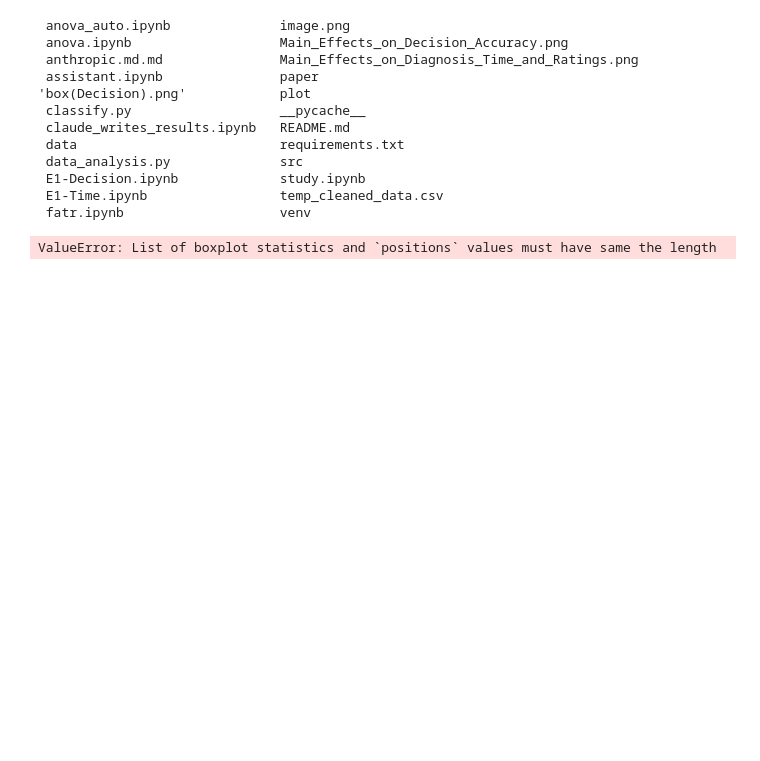
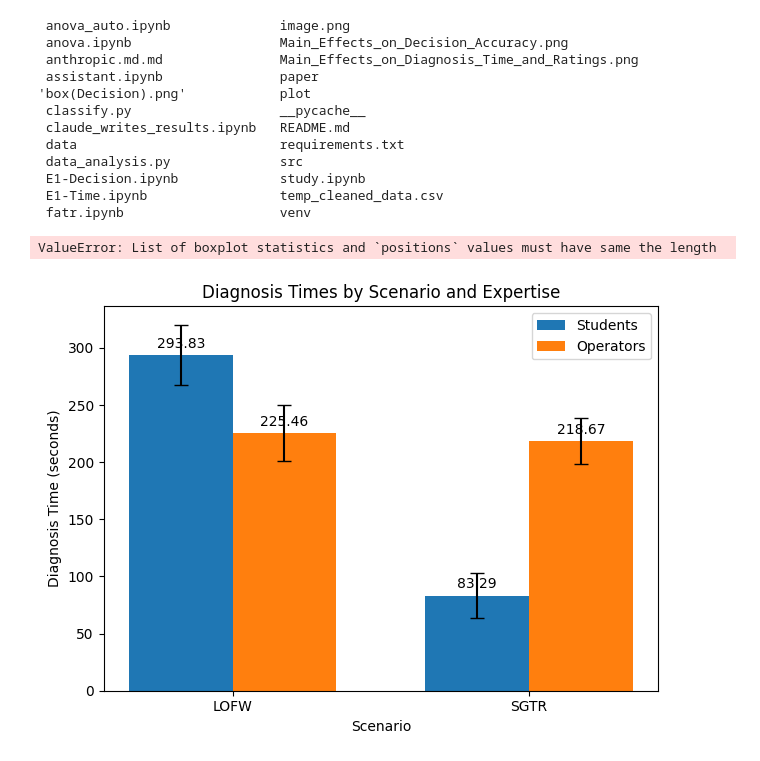
Before and after one commit to zethdubois/fatr, a Jupyter notebook: E1-Time.ipynb, the cells around one changed output. Saved outputs shown, nothing was run; the diff lists cells and outputs as text; code cells hidden in the pictures; blank space fills up the shorter version.

```diff
--- a/E1-Time.ipynb
+++ b/E1-Time.ipynb
@@ -717,3 +717,50 @@ plt.show()
 plt.rcParams.update(plt.rcParamsDefault)
 # %% [output]
 ValueError: List of boxplot statistics and `positions` values must have same the length
+# %%
+import matplotlib.pyplot as plt
+import numpy as np
+
+# Data
+groups = ['LOFW', 'SGTR']
+students_means = [293.83, 83.29]
+operators_means = [225.46, 218.67]
+students_se = [26.62, 19.64]
+operators_se = [24.37, 20.38]
+
+# Create an index for each tick position
+x = np.arange(len(groups))
+
+# Bar width
+width = 0.35
+
+fig, ax = plt.subplots()
+rects1 = ax.bar(x - width/2, students_means, width, label='Students', yerr=students_se, capsize=5)
+rects2 = ax.bar(x + width/2, operators_means, width, label='Operators', yerr=operators_se, capsize=5)
+
+# Add some text for labels, title and custom x-axis tick labels, etc.
+ax.set_xlabel('Scenario')
+ax.set_ylabel('Diagnosis Time (seconds)')
+ax.set_title('Diagnosis Times by Scenario and Expertise')
+ax.set_xticks(x)
+ax.set_xticklabels(groups)
+ax.legend()
+
+# Function to attach a text label above each bar in *rects*, displaying its height.
+def autolabel(rects):
+    for rect in rects:
+        height = rect.get_height()
+        ax.annotate('{}'.format(height),
+                    xy=(rect.get_x() + rect.get_width() / 2, height),
+                    xytext=(0, 3),  # 3 points vertical offset
+                    textcoords="offset points",
+                    ha='center', va='bottom')
+
+autolabel(rects1)
+autolabel(rects2)
+
+fig.tight_layout()
+
+plt.show()
+# %% [output]
+[figure, added]
```
Also changed, not shown: 8 other files.
